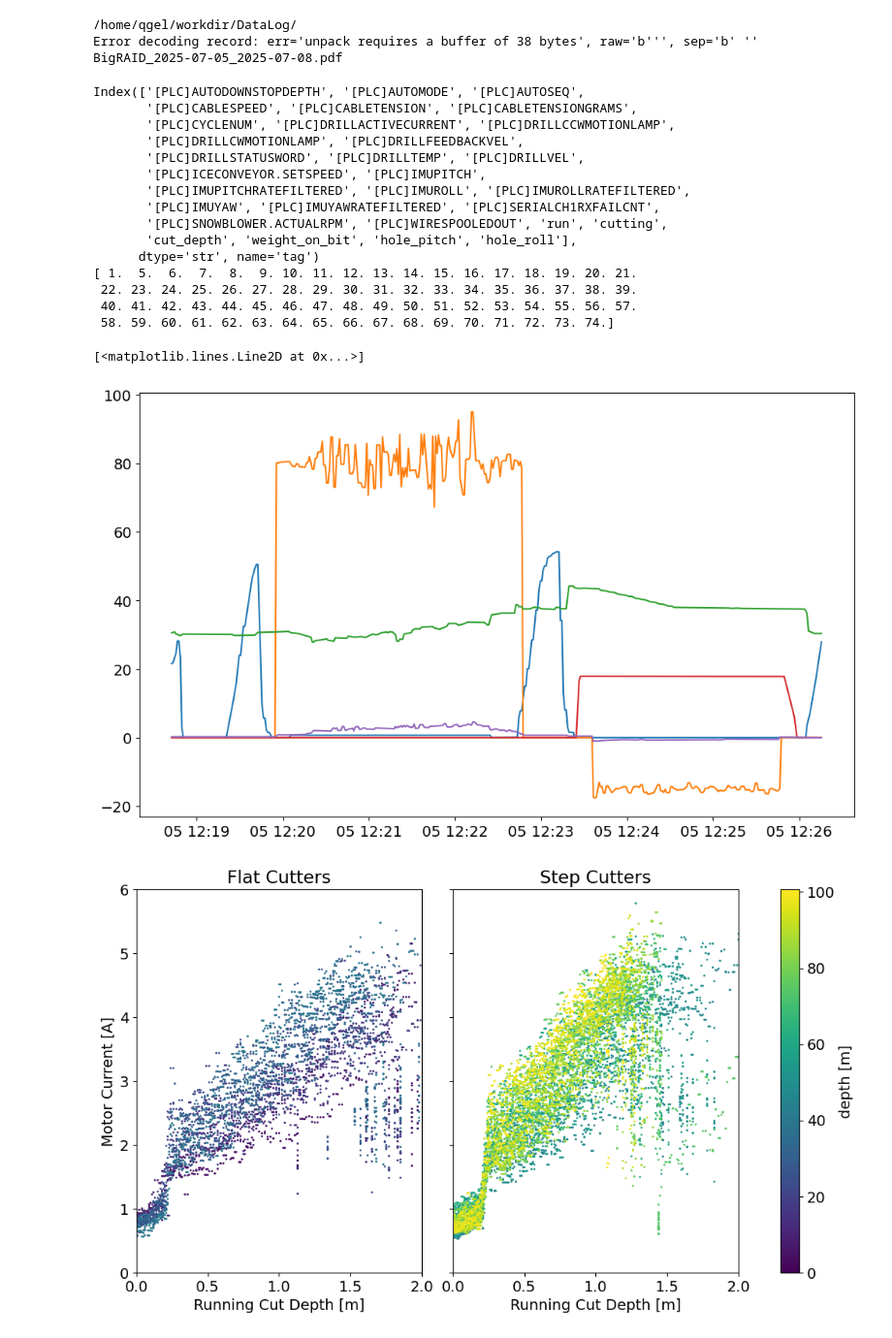
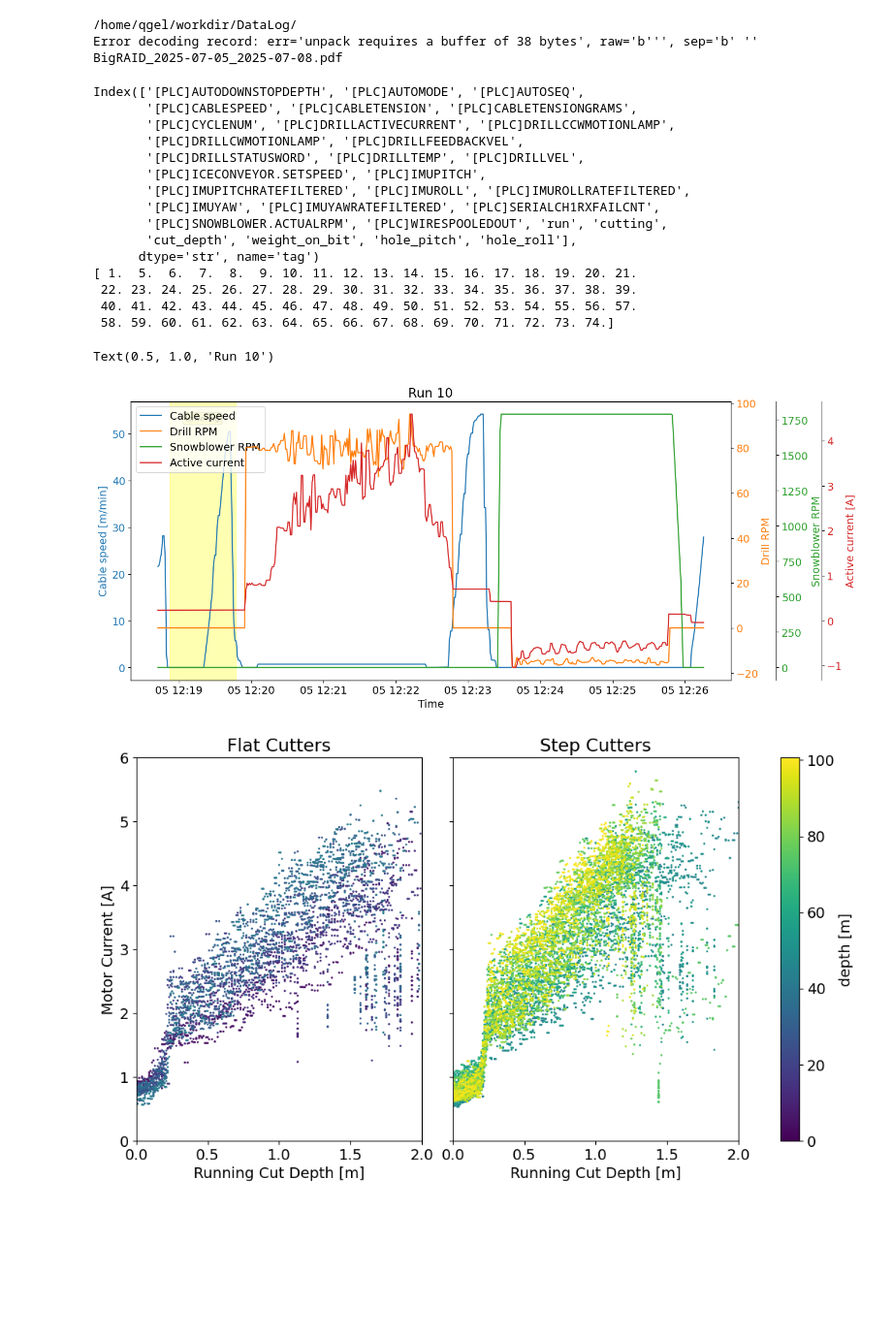
Before and after one commit to RNO-G/bigraid_log_reader, a Jupyter notebook: proceedings_notebook.ipynb, the cells around one changed output. Shown at 97% size. Cells and saved outputs as stored; diff of their text form; code cells hidden in the pictures; blank space fills up the shorter version.

Commit message:
Update run plot

```diff
--- a/proceedings_notebook.ipynb
+++ b/proceedings_notebook.ipynb
@@ -63,38 +63,87 @@ BigRAID_2025-07-05_2025-07-08.pdf
 # %%
 df = preprocess(df, run_depth_threshold=1.5)
 # %%
+# Individual run plot
 print(df.keys())
 print(df[df['[PLC]AUTOMODE']==1]['run'].unique())
 
-fig, ax = plt.subplots(1,1)
-fig.set_figwidth(10)
+fig, ax1 = plt.subplots(1,1)
+fig.set_figwidth(14)
 fig.set_figheight(6)
 
 run = 10
+run_df = df[df['run'] == run]
 
-ax.plot(df[df['run'] == run]['[PLC]CABLESPEED'])
-ax.plot(df[df['run'] == run]['[PLC]DRILLFEEDBACKVEL'])
-ax.plot(df[df['run'] == run]['[PLC]CABLETENSION'] / 10)
-ax.plot(df[df['run'] == run]['[PLC]SNOWBLOWER.ACTUALRPM'] / 100)
-ax.plot(df[df['run'] == run]['[PLC]DRILLACTIVECURRENT'])
+# Create separate y-axes for each variable
+ax2 = ax1.twinx()
+ax3 = ax1.twinx()
+ax4 = ax1.twinx()
+
+# Offset the additional axes so scales don't overlap
+ax3.spines['right'].set_position(('outward', 60))
+ax4.spines['right'].set_position(('outward', 120))
+
+# Plot each variable on its own axis with distinct colors
+l1, = ax1.plot(run_df['[PLC]CABLESPEED'], color='tab:blue', label='Cable speed')
+l2, = ax2.plot(run_df['[PLC]DRILLFEEDBACKVEL'], color='tab:orange', label='Drill RPM')
+l3, = ax3.plot(run_df['[PLC]SNOWBLOWER.ACTUALRPM'], color='tab:green', label='Snowblower RPM')
+l4, = ax4.plot(run_df['[PLC]DRILLACTIVECURRENT'], color='tab:red', label='Active current')
+
+# Color-code each y-axis
+ax1.set_ylabel('Cable speed [m/min]', color='tab:blue')
+ax2.set_ylabel('Drill RPM', color='tab:orange')
+ax3.set_ylabel('Snowblower RPM', color='tab:green')
+ax4.set_ylabel('Active current [A]', color='tab:red')
+
+ax1.tick_params(axis='y', labelcolor='tab:blue')
+ax2.tick_params(axis='y', labelcolor='tab:orange')
+ax3.tick_params(axis='y', labelcolor='tab:green')
+ax4.tick_params(axis='y', labelcolor='tab:red')
+
+# Combined legend
+lines = [l1, l2, l3, l4]
+labels = [l.get_label() for l in lines]
+ax1.legend(lines, labels, loc='upper left')
+
+# Mark regions by time with labels
+# Provide regions as list of (start_idx, end_idx, label, color)
+# where indices refer to positions within the run dataframe
+annotated_regions = [
+    # Example: (100, 500, 'Cutting phase', 'yellow'),
+    # Example: (600, 900, 'Raising', 'lightblue'),
+    (10, 65, 'Lowering', 'yellow')
+]
+
+for start_idx, end_idx, label, color in annotated_regions:
+    start = run_df.index[start_idx]
+    end = run_df.index[end_idx]
+    ax1.axvspan(start, end, color=color, alpha=0.3)
+    mid_idx = (start_idx + end_idx) // 2
+    mid = run_df.index[mid_idx]
+    y_pos = max(ax1.get_ylim()) * 0.95
+    ax1.text(mid, y_pos, label, ha='center', va='top', fontsize=10,
+             bbox=dict(boxstyle='round,pad=0.3', facecolor=color, alpha=0.5))
+
+ax1.set_xlabel('Time')
+ax1.set_title(f'Run {run}')
 # %% [output]
 Index(['[PLC]AUTODOWNSTOPDEPTH', '[PLC]AUTOMODE', '[PLC]AUTOSEQ',
        '[PLC]CABLESPEED', '[PLC]CABLETENSION', '[PLC]CABLETENSIONGRAMS',
        '[PLC]CYCLENUM', '[PLC]DRILLACTIVECURRENT', '[PLC]DRILLCCWMOTIONLAMP',
        '[PLC]DRILLCWMOTIONLAMP', '[PLC]DRILLFEEDBACKVEL',
        '[PLC]DRILLSTATUSWORD', '[PLC]DRILLTEMP', '[PLC]DRILLVEL',
        '[PLC]ICECONVEYOR.SETSPEED', '[PLC]IMUPITCH',
        '[PLC]IMUPITCHRATEFILTERED', '[PLC]IMUROLL', '[PLC]IMUROLLRATEFILTERED',
        '[PLC]IMUYAW', '[PLC]IMUYAWRATEFILTERED', '[PLC]SERIALCH1RXFAILCNT',
        '[PLC]SNOWBLOWER.ACTUALRPM', '[PLC]WIRESPOOLEDOUT', 'run', 'cutting',
        'cut_depth', 'weight_on_bit', 'hole_pitch', 'hole_roll'],
       dtype='str', name='tag')
 [ 1.  5.  6.  7.  8.  9. 10. 11. 12. 13. 14. 15. 16. 17. 18. 19. 20. 21.
  22. 23. 24. 25. 26. 27. 28. 29. 30. 31. 32. 33. 34. 35. 36. 37. 38. 39.
  40. 41. 42. 43. 44. 45. 46. 47. 48. 49. 50. 51. 52. 53. 54. 55. 56. 57.
  58. 59. 60. 61. 62. 63. 64. 65. 66. 67. 68. 69. 70. 71. 72. 73. 74.]
-[<matplotlib.lines.Line2D at 0x...>]
+Text(0.5, 1.0, 'Run 10')
-[figure, old version]
+[figure, new version]
 # %%
 fig, (ax1, ax2) = plt.subplots(1, 2, sharey=True)
 fig.set_figwidth(10)
```
